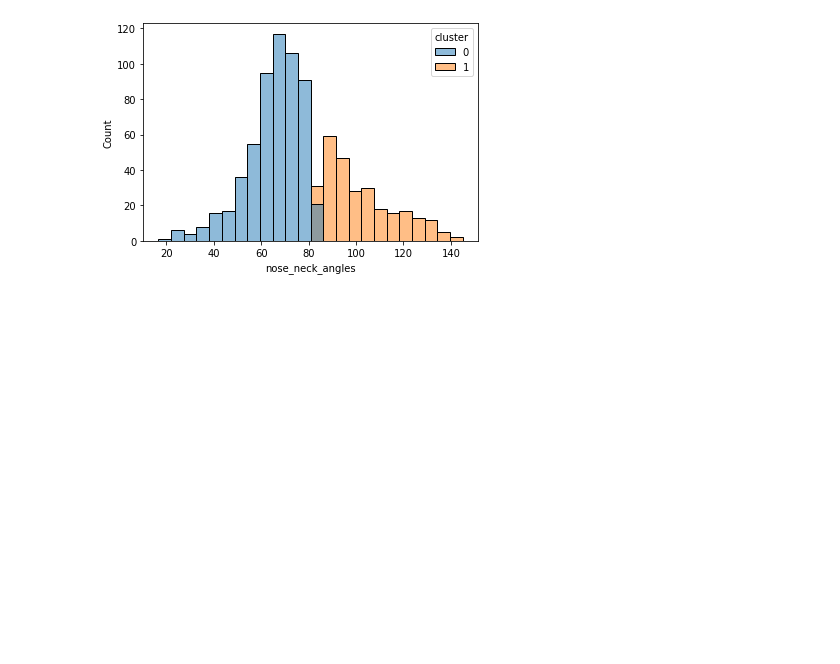
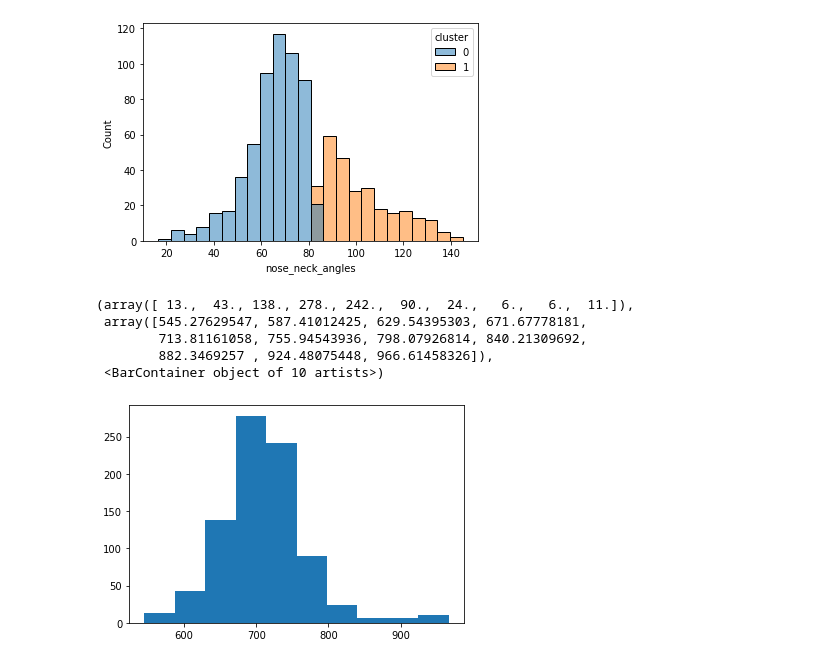
Before and after one commit to tiilt-lab/sport_analytics, a Jupyter notebook: mmla_ia_analysis/reorient_data_and_EDA_person2_j.ipynb, the cells around one changed output. Drawn from its saved outputs; the diff is of its cells as text; code cells hidden in the pictures; blank space fills up the shorter version.

```diff
--- a/mmla_ia_analysis/reorient_data_and_EDA_person2_j.ipynb
+++ b/mmla_ia_analysis/reorient_data_and_EDA_person2_j.ipynb
@@ -327,3 +327,12 @@ first_clusterings
 sns.histplot(data=first_clusterings, x="nose_neck_angles", hue="cluster", alpha=0.5);
 # %% [output]
 [figure]
+# %%
+plt.hist(key_joint['right_eye_inner_x'])
+# %% [output]
+(array([ 13.,  43., 138., 278., 242.,  90.,  24.,   6.,   6.,  11.]),
+ array([545.27629547, 587.41012425, 629.54395303, 671.67778181,
+        713.81161058, 755.94543936, 798.07926814, 840.21309692,
+        882.3469257 , 924.48075448, 966.61458326]),
+ <BarContainer object of 10 artists>)
+[figure, added]
```
Also changed, not shown: parts of 5 cells of this notebook.
